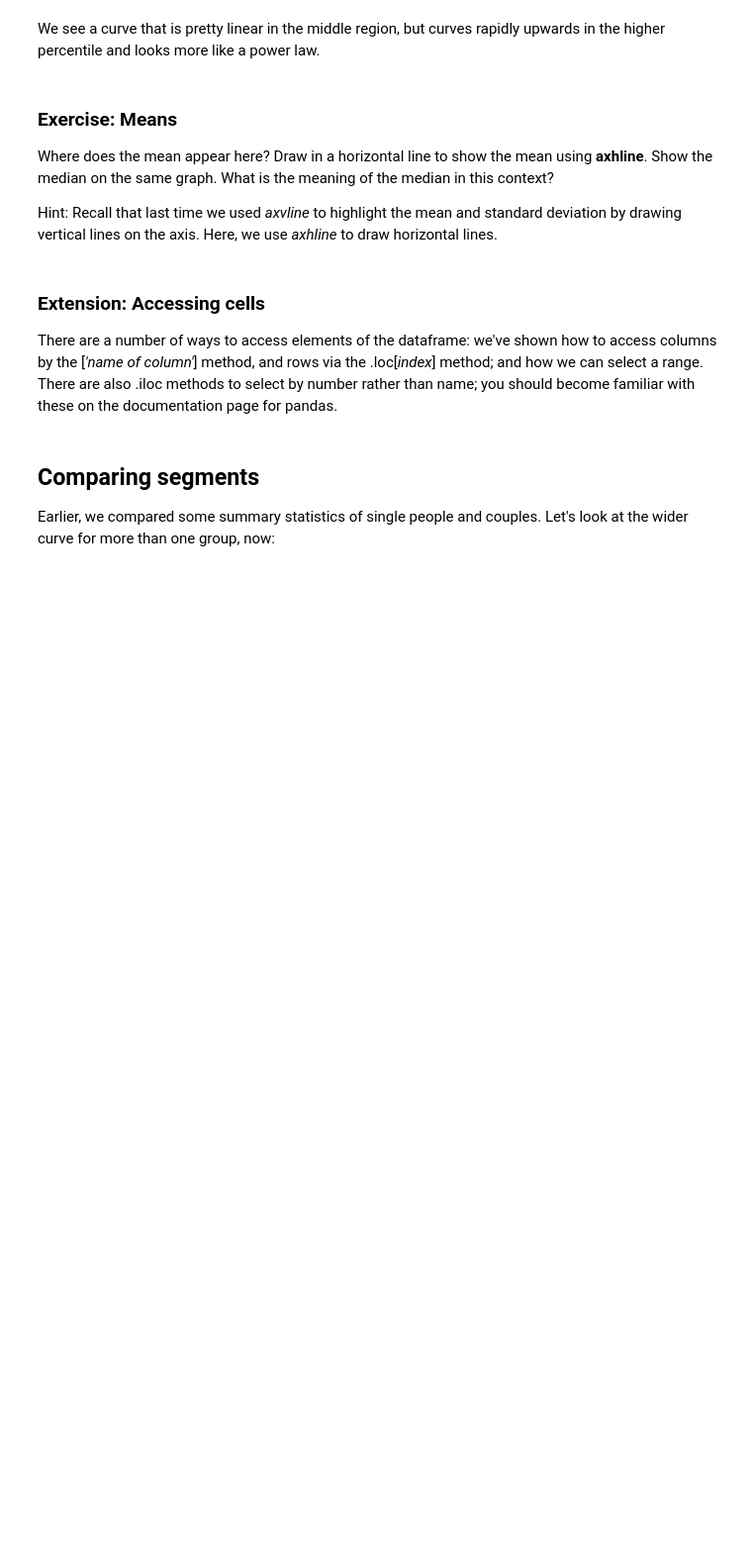
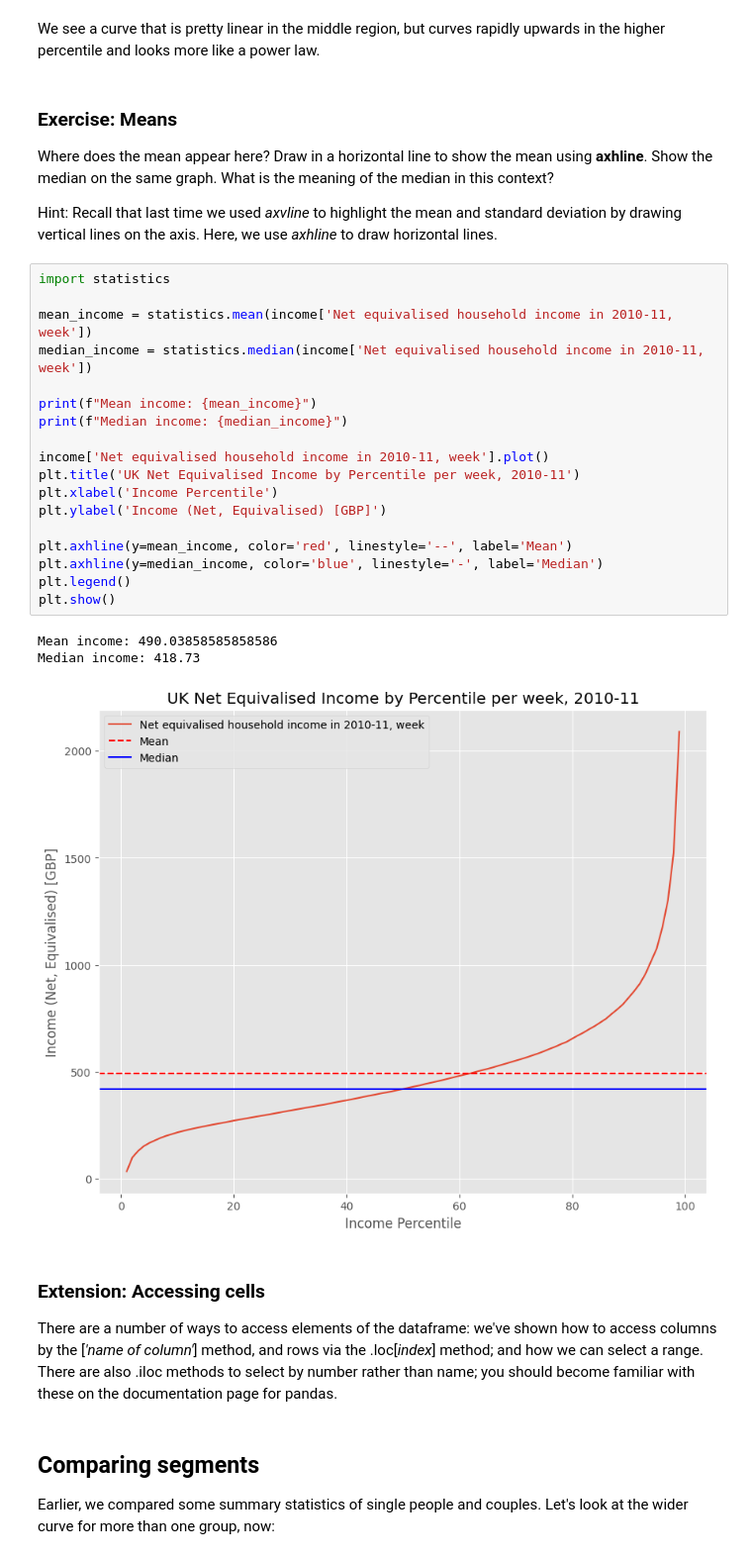
Before and after one commit to ilinashah177/QM2, a Jupyter notebook: Copy_of_W2_Working_with_Data_in_Pandas.ipynb, the cells around one changed output. Shown at 99% size. Drawn from its saved outputs; the diff is of its cells as text; blank space fills up the shorter version.

```diff
--- a/Copy_of_W2_Working_with_Data_in_Pandas.ipynb
+++ b/Copy_of_W2_Working_with_Data_in_Pandas.ipynb
@@ -324,6 +324,28 @@ We see a curve that is pretty linear in the middle region, but curves rapidly up
 Where does the mean appear here? Draw in a horizontal line to show the mean using **axhline**. Show the median on the same graph. What is the meaning of the median in this context?
 
 Hint: Recall that last time we used *axvline* to highlight the mean and standard deviation by drawing vertical lines on the axis. Here, we use *axhline* to draw horizontal lines.
+# %%
+import statistics
+
+mean_income = statistics.mean(income['Net equivalised household income in 2010-11, week'])
+median_income = statistics.median(income['Net equivalised household income in 2010-11, week'])
+
+print(f"Mean income: {mean_income}")
+print(f"Median income: {median_income}")
+
+income['Net equivalised household income in 2010-11, week'].plot()
+plt.title('UK Net Equivalised Income by Percentile per week, 2010-11')
+plt.xlabel('Income Percentile')
+plt.ylabel('Income (Net, Equivalised) [GBP]')
+
+plt.axhline(y=mean_income, color='red', linestyle='--', label='Mean')
+plt.axhline(y=median_income, color='blue', linestyle='-', label='Median')
+plt.legend()
+plt.show()
+# %% [output]
+Mean income: 490.03858585858586
+Median income: 418.73
+[figure, added]
 # %% [markdown]
 ### Extension: Accessing cells
 
```
